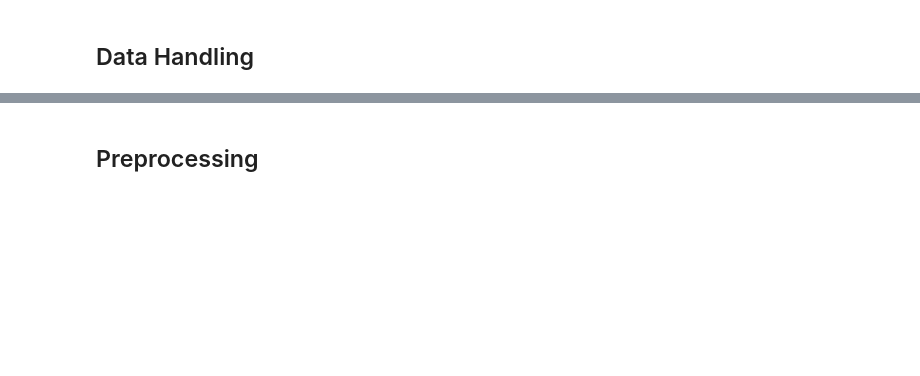
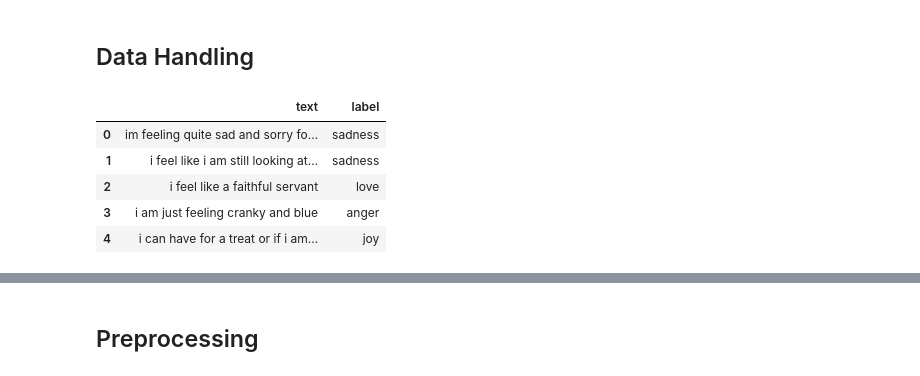
Before and after one commit to mathguy-r/emotion-classification-with-transformers, a Jupyter notebook: sentiment_analysis_distilbert.ipynb, the cells around one changed output, grey strips where cells are left out. Cells and saved outputs as stored; diff of their text form; code cells hidden in the pictures; blank space fills up the shorter version.

```diff
--- a/sentiment_analysis_distilbert.ipynb
+++ b/sentiment_analysis_distilbert.ipynb
@@ -20,0 +33,17 @@ data.head(2)
+# %%
+def read_data(path):
+  with open(path,'r') as f:
+    temp = f.readlines()
+  text_list,label_list = [], []
+  for line in temp:
+    text, label = line.strip('\n').split(';')
+    text_list.append(text)
+    label_list.append(label)
+  return pd.DataFrame({'text':text_list,'label':label_list})
+# %% [output]
+|  | text | label |
+| 0 | im feeling quite sad and sorry fo... | sadness |
+| 1 | i feel like i am still looking at... | sadness |
+| 2 | i feel like a faithful servant | love |
+| 3 | i am just feeling cranky and blue | anger |
+| 4 | i can have for a treat or if i am... | joy |
```
Also changed, not shown: parts of 12 cells of this notebook.
